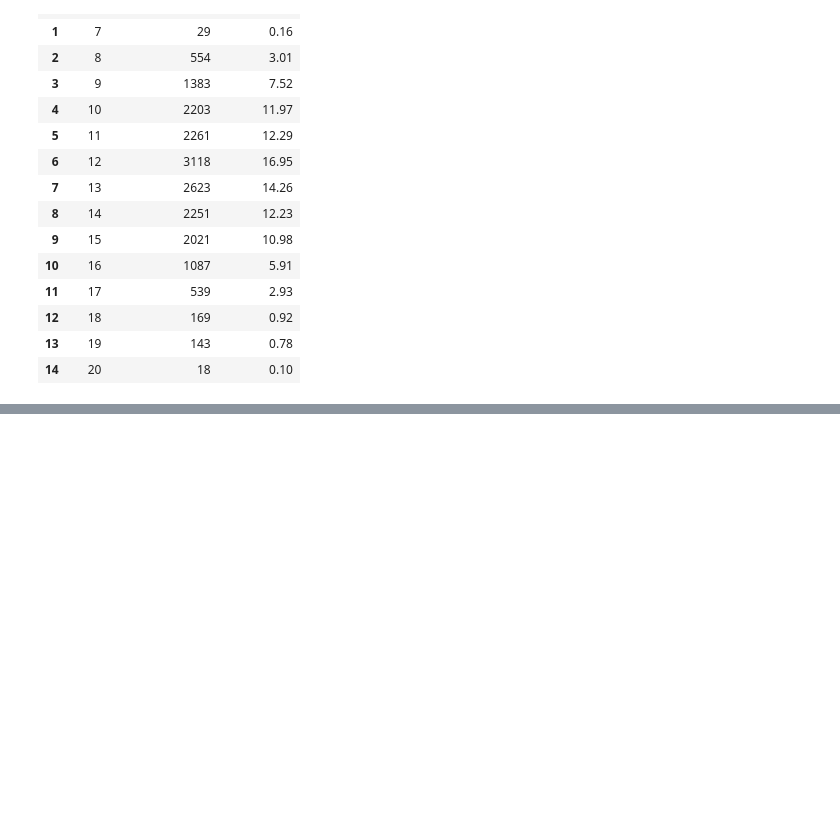
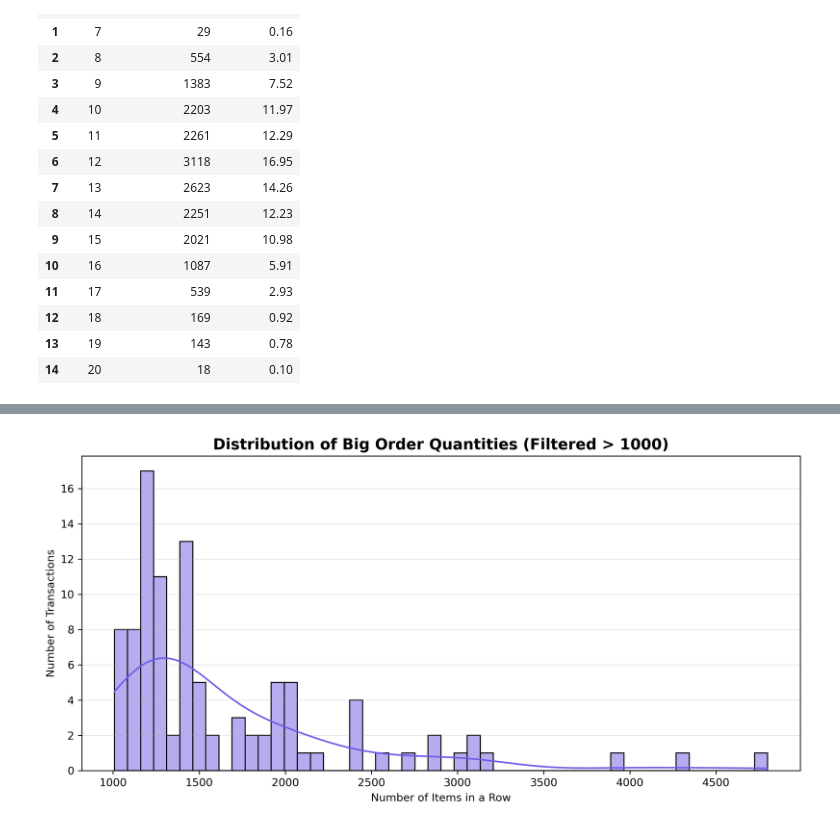
Before and after one commit to RV01011001/project_1-customer-segmentation, a Jupyter notebook: notebooks/03_exploratory_data_analysis.ipynb, the cells around one changed output, grey strips where cells are left out. Saved outputs shown, nothing was run; the diff lists cells and outputs as text; code cells hidden in the pictures; blank space fills up the shorter version.

```diff
--- a/notebooks/03_exploratory_data_analysis.ipynb
+++ b/notebooks/03_exploratory_data_analysis.ipynb
@@ -1223,0 +1300,17 @@ plt.show()
+# %%
+fig, ax = plt.subplots(figsize=(10, 5), dpi=300)
+
+# Filter for the 99% of regular orders (e.g., quantity <= 100) to see the true distribution shape
+big_orders = df[(df['quantity'] > 1000) & (df['quantity'] <= 5000)]
+
+sns.histplot(data=big_orders, x='quantity', bins=50, color='#6f5de5', ax=ax, kde=True)
+
+ax.set_title('Distribution of Big Order Quantities (Filtered > 1000)', fontsize=14, fontweight='bold')
+ax.set_xlabel('Number of Items in a Row')
+ax.set_ylabel('Number of Transactions')
+ax.grid(axis='y', alpha=0.3)
+
+plt.tight_layout()
+plt.show()
+# %% [output]
+[figure, added]
```
Also changed, not shown: parts of 13 cells of this notebook.
